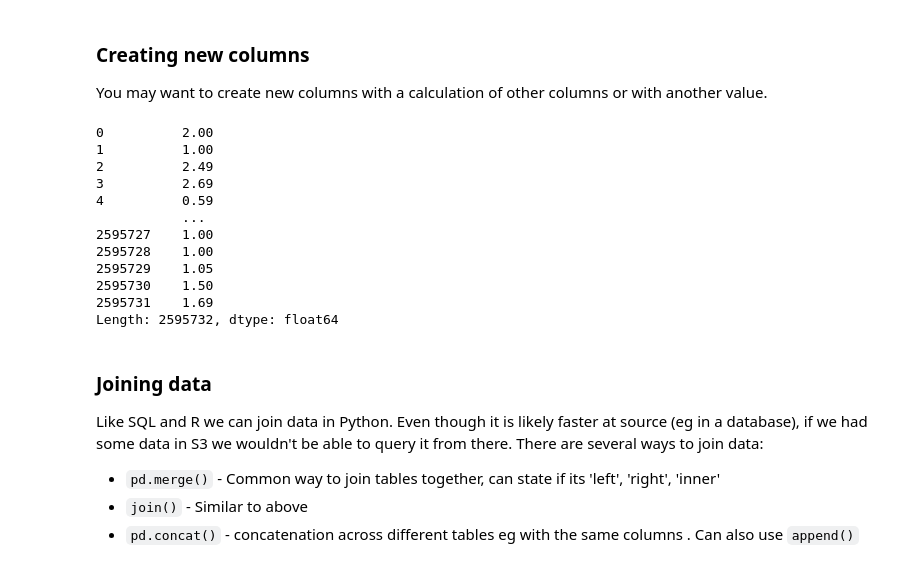
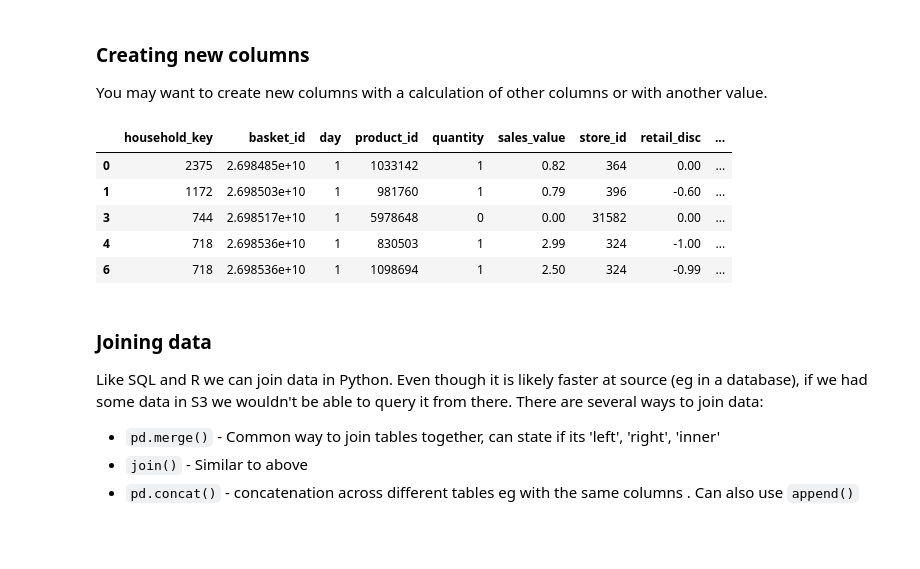
Before and after one commit to emma-randerson/emma-randerson, a Jupyter notebook: python-tutorial/Python Tutorial.ipynb, the cells around one changed output. Drawn from its saved outputs; the diff is of its cells as text; code cells hidden in the pictures; blank space fills up the shorter version.

```diff
--- a/python-tutorial/Python Tutorial.ipynb
+++ b/python-tutorial/Python Tutorial.ipynb
@@ -274,20 +282,16 @@ transactions[transactions['sales_value'] >= 1.29]
 ### Creating new columns
 You may want to create new columns with a calculation of other columns or with another value.
 # %%
-transactions['sales_value'] * transactions['quantity']
+transactions['price'] = transactions['sales_value'] * transactions['quantity']
-# %% [output]
-0          2.00
-1          1.00
-2          2.49
-3          2.69
-4          0.59
-           ...
-2595727    1.00
-2595728    1.00
-2595729    1.05
-2595730    1.50
-2595731    1.69
-Length: 2595732, dtype: float64
+# %%
+transactions.head()
+# %% [output]
+|  | household_key | basket_id | day | product_id | quantity | sales_value | store_id | retail_disc | ... |
+| 0 | 2375 | 2.698485e+10 | 1 | 1033142 | 1 | 0.82 | 364 | 0.00 | ... |
+| 1 | 1172 | 2.698503e+10 | 1 | 981760 | 1 | 0.79 | 396 | -0.60 | ... |
+| 3 | 744 | 2.698517e+10 | 1 | 5978648 | 0 | 0.00 | 31582 | 0.00 | ... |
+| 4 | 718 | 2.698536e+10 | 1 | 830503 | 1 | 2.99 | 324 | -1.00 | ... |
+| 6 | 718 | 2.698536e+10 | 1 | 1098694 | 1 | 2.50 | 324 | -0.99 | ... |
 # %% [markdown]
 ### Joining data
 Like SQL and R we can join data in Python. Even though it is likely faster at source (eg in a database), if we had some data in S3 we wouldn't be able to query it from there. There are several ways to join data:
```
Also changed, not shown: parts of 31 cells of this notebook.
